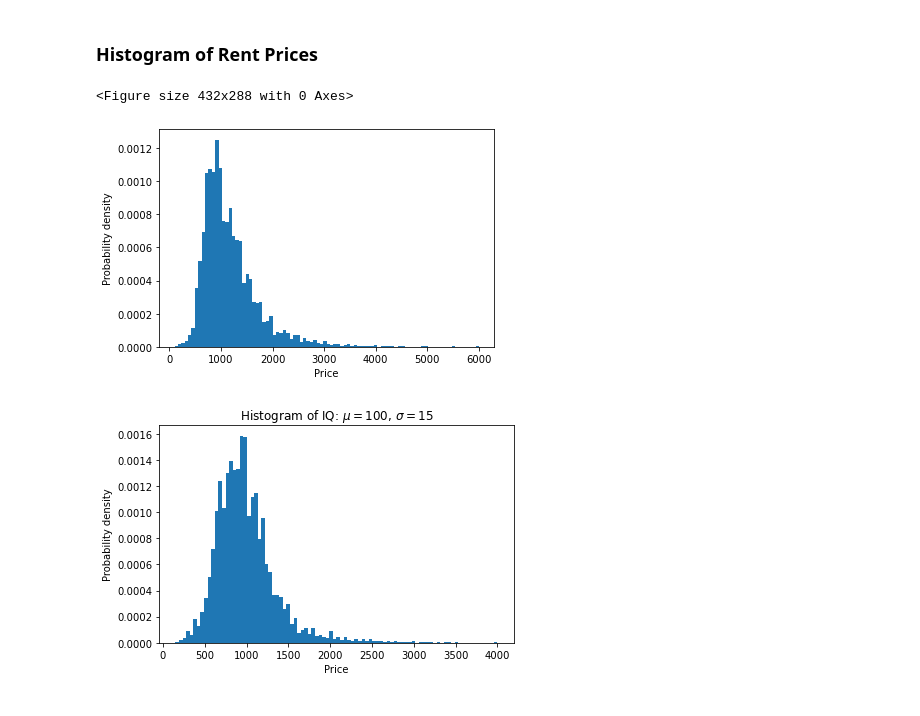
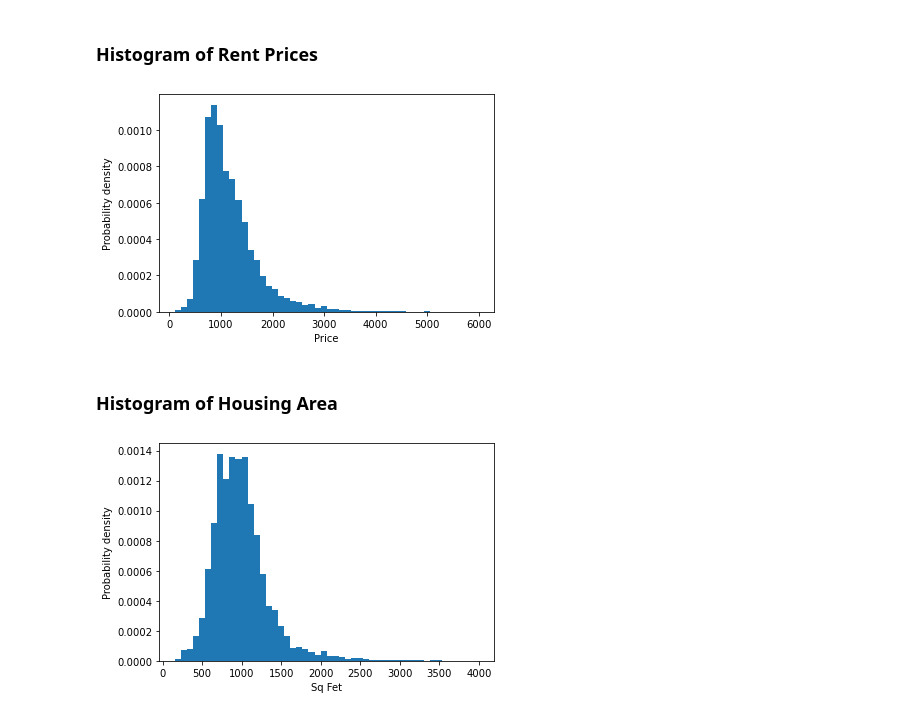
Before and after one commit to rishabgunashekar/Rental-Price-Estimation-of-US-Housing, a Jupyter notebook: Data Science Final Project.ipynb, the cells around one changed output. Saved outputs shown, nothing was run; the diff lists cells and outputs as text; code cells hidden in the pictures.

```diff
--- a/Data Science Final Project.ipynb
+++ b/Data Science Final Project.ipynb
@@ -432,15 +436,11 @@ plt.show()
 # %% [markdown]
 ### Histogram of Rent Prices
 # %%
-fig = plt.gcf()
 fig, ax = plt.subplots()
-num_bins = 90
-
+num_bins = 50
 n, bins, patches = ax.hist(data.price, num_bins, density=True)
-n = n.astype('int')
 ax.set_xlabel('Price')
 ax.set_ylabel('Probability density')
 plt.show()
 # %% [output]
-<Figure size 432x288 with 0 Axes>
-[figure, old version]
+[figure, new version]
@@ -449,9 +447,11 @@ plt.show()
+# %% [markdown]
+### Histogram of Housing Area
 # %%
 fig, ax = plt.subplots()
-num_bins = 90
+num_bins = 50
 n, bins, patches = ax.hist(data.sqfeet, num_bins, density=True)
-ax.set_xlabel('S')
+ax.set_xlabel('Sq Fet')
 ax.set_ylabel('Probability density')
 plt.show()
 # %% [output]
-[figure, old version]
+[figure, new version]
```
Also changed, not shown: parts of 25 cells of this notebook.
